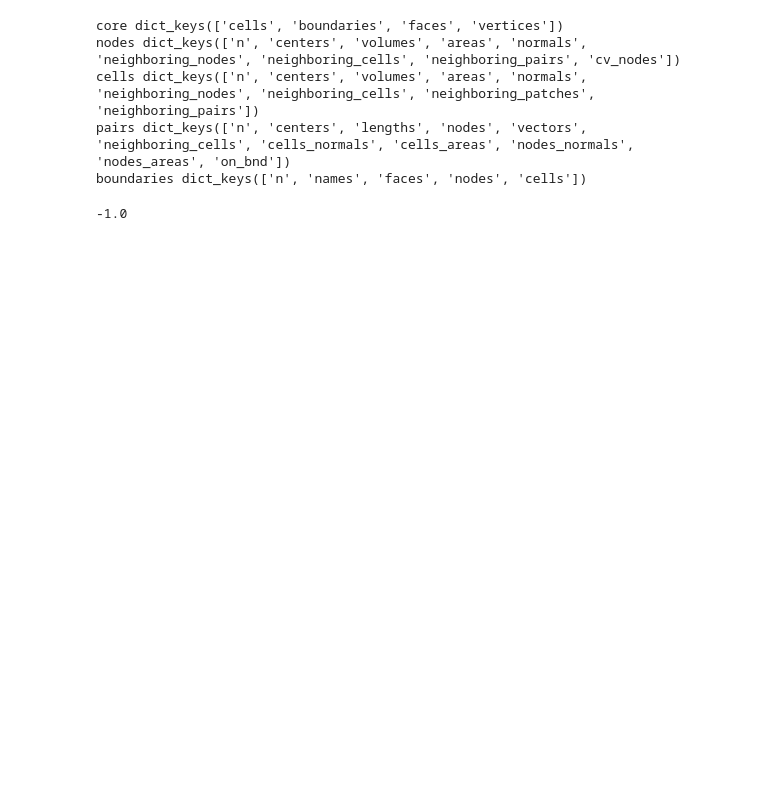
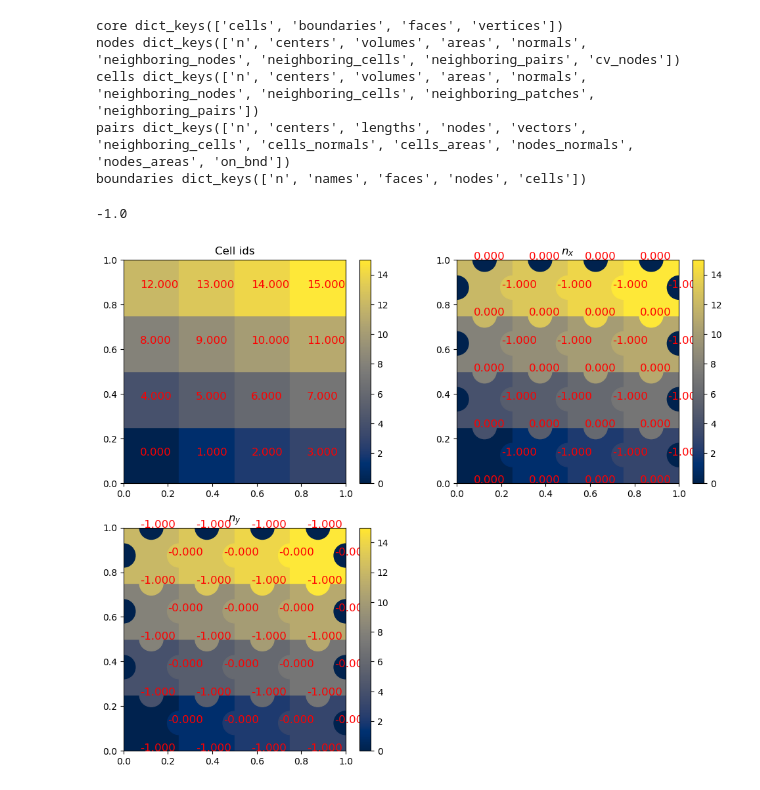
Before and after one commit to XerusN/cfd-tests, a Jupyter notebook: tests.ipynb, the cells around one changed output. Cells and saved outputs as stored; diff of their text form; code cells hidden in the pictures; blank space fills up the shorter version.

Commit message:
laplacian impl + mesh debug plot + start of bug finding in laplacian

```diff
--- a/tests.ipynb
+++ b/tests.ipynb
@@ -38,3 +68,50 @@ mesh['pairs']['nodes_normals'][0][0]
+# %%
+n_cells = mesh['cells']['n']
+n_pairs = mesh['pairs']['n']
+
+fig = plt.figure(figsize=(12, 15))
+
+ax = fig.add_subplot(3, 2, 1)
+cells_id = np.arange(n_cells)
+plot_cells(fig, ax, mesh, cells_id, title=r'Cell ids', xlim=(0., 1.), ylim=(0., 1.))
+
+ax = fig.add_subplot(3, 2, 2)
+x = pairs_centers[:, 0]
+y = pairs_centers[:, 1]
+values = mesh['pairs']['neighboring_cells']
+n = n_pairs
+scalar_map=plot_cells(fig, ax, mesh, cells_id, xlim=(0., 1.), ylim=(0., 1.), print_values=False)
+for i, pair in enumerate(mesh['pairs']['neighboring_cells']):
+    if 'Cell' in pair[0]:
+        continue
+    else:
+        values[i][0] = {'Cell': -1}
+values = [values[i][0]['Cell'] for i in range(n_pairs)]
+cm = ax.scatter(x, y, c=values, cmap=scalar_map.get_cmap(), norm=scalar_map.norm, s=1./float(n_cells-1)*10000.)
+ax.set_title(r'$n_x$')
+# fig.colorbar(cm, ax=ax, label='edges')
+for i in range(n):
+    ax.annotate('{:.3f}'.format(mesh['pairs']['cells_normals'][i][0]), (x[i]-0.05, y[i]), fontsize=12, color='r')
+
+ax = fig.add_subplot(3, 2, 3)
+x = pairs_centers[:, 0]
+y = pairs_centers[:, 1]
+values = mesh['pairs']['neighboring_cells']
+n = n_pairs
+scalar_map=plot_cells(fig, ax, mesh, cells_id, xlim=(0., 1.), ylim=(0., 1.), print_values=False)
+for i, pair in enumerate(mesh['pairs']['neighboring_cells']):
+    if 'Cell' in pair[0]:
+        continue
+    else:
+        values[i][0] = {'Cell': -1}
+values = [values[i][0]['Cell'] for i in range(n_pairs)]
+cm = ax.scatter(x, y, c=values, cmap=scalar_map.get_cmap(), norm=scalar_map.norm, s=1./float(n_cells-1)*10000.)
+ax.set_title(r'$n_y$')
+# fig.colorbar(cm, ax=ax, label='edges')
+for i in range(n):
+    ax.annotate('{:.3f}'.format(mesh['pairs']['cells_normals'][i][1]), (x[i]-0.05, y[i]), fontsize=12, color='r')
+# %% [output]
+[figure, added]
 # %%
 from poisson import poisson
 
```
Also changed, not shown: parts of 2 cells of this notebook, 2 other files.
